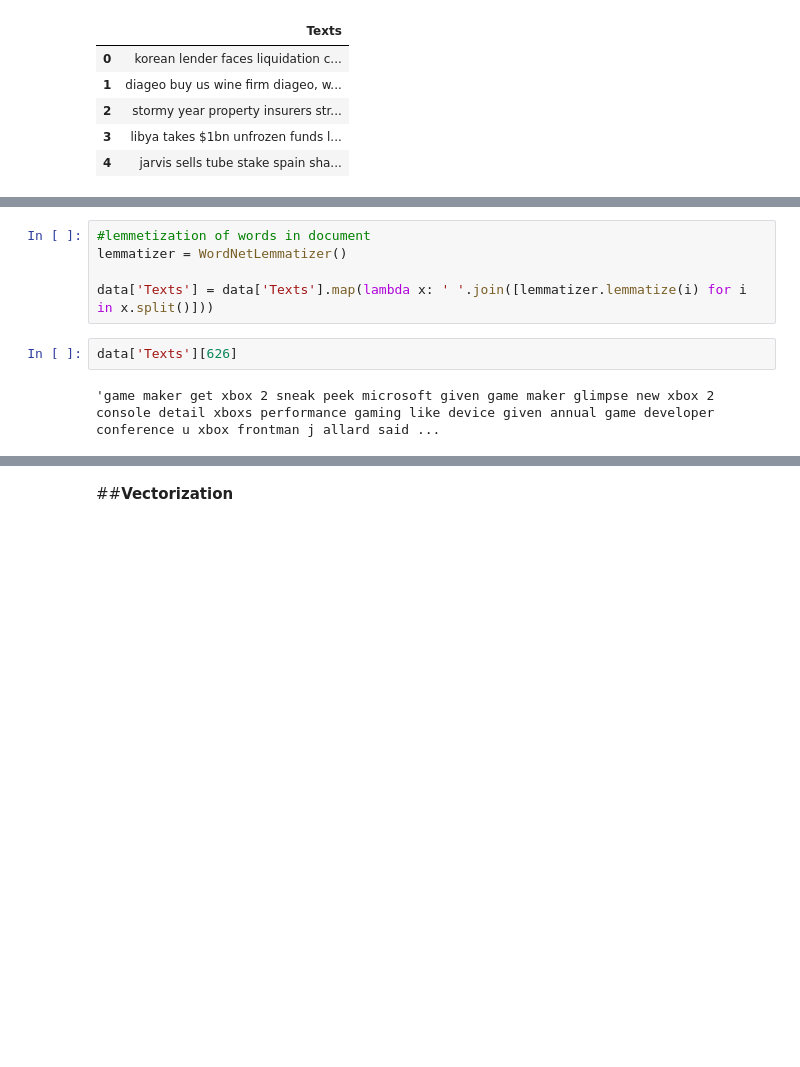
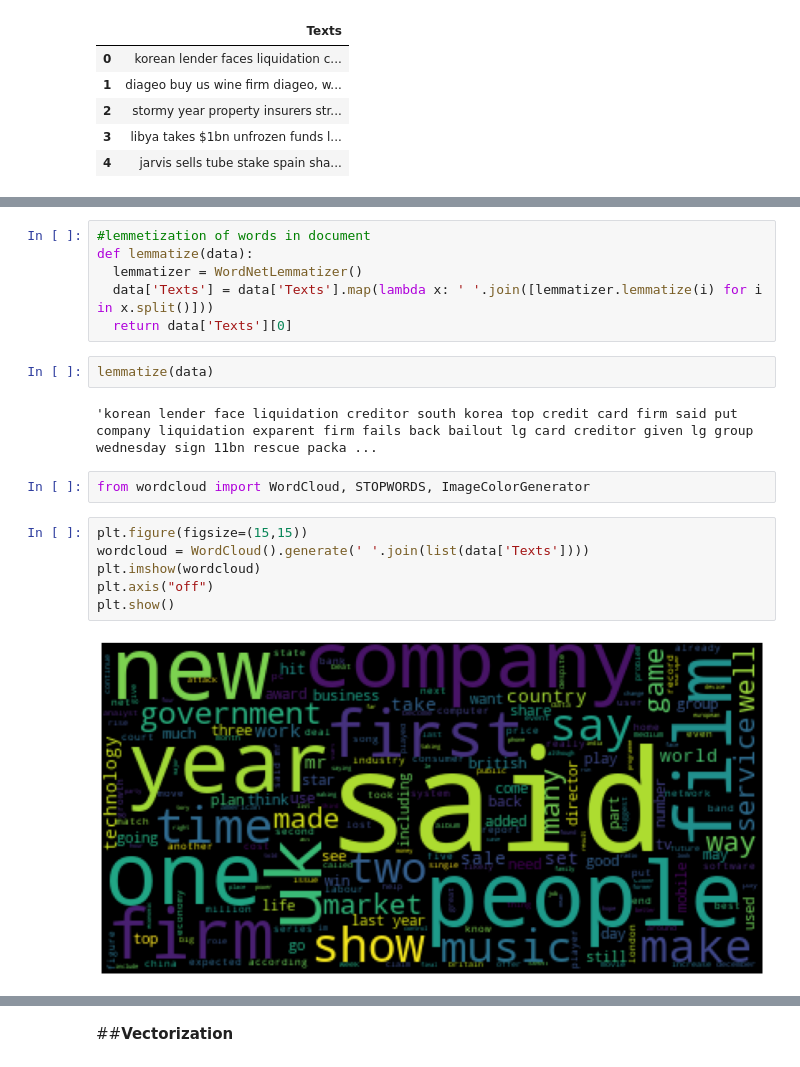
Before and after one commit to Rahul711sharma/News-Topic-Modeling-NLP, a Jupyter notebook: Topic_Modeling.ipynb, the cells around one changed output, grey strips where cells are left out. Drawn from its saved outputs; the diff is of its cells as text; blank space fills up the shorter version.

```diff
--- a/Topic_Modeling.ipynb
+++ b/Topic_Modeling.ipynb
@@ -213,9 +249,20 @@ count_complex_words(data)
 # %%
 #lemmetization of words in document
-lemmatizer = WordNetLemmatizer()
-
-data['Texts'] = data['Texts'].map(lambda x: ' '.join([lemmatizer.lemmatize(i) for i in x.split()]))
+def lemmatize(data):
+  lemmatizer = WordNetLemmatizer()
+  data['Texts'] = data['Texts'].map(lambda x: ' '.join([lemmatizer.lemmatize(i) for i in x.split()]))
+  return data['Texts'][0]
-# %%
-data['Texts'][626]
-# %% [output]
-'game maker get xbox 2 sneak peek microsoft given game maker glimpse new xbox 2 console detail xboxs performance gaming like device given annual game developer conference u xbox frontman j allard said ...
+# %%
+lemmatize(data)
+# %% [output]
+'korean lender face liquidation creditor south korea top credit card firm said put company liquidation exparent firm fails back bailout lg card creditor given lg group wednesday sign 11bn rescue packa ...
+# %%
+from wordcloud import WordCloud, STOPWORDS, ImageColorGenerator
+# %%
+plt.figure(figsize=(15,15))
+wordcloud = WordCloud().generate(' '.join(list(data['Texts'])))
+plt.imshow(wordcloud)
+plt.axis("off")
+plt.show()
+# %% [output]
+[figure, added]
```
Also changed, not shown: parts of 30 cells of this notebook.
